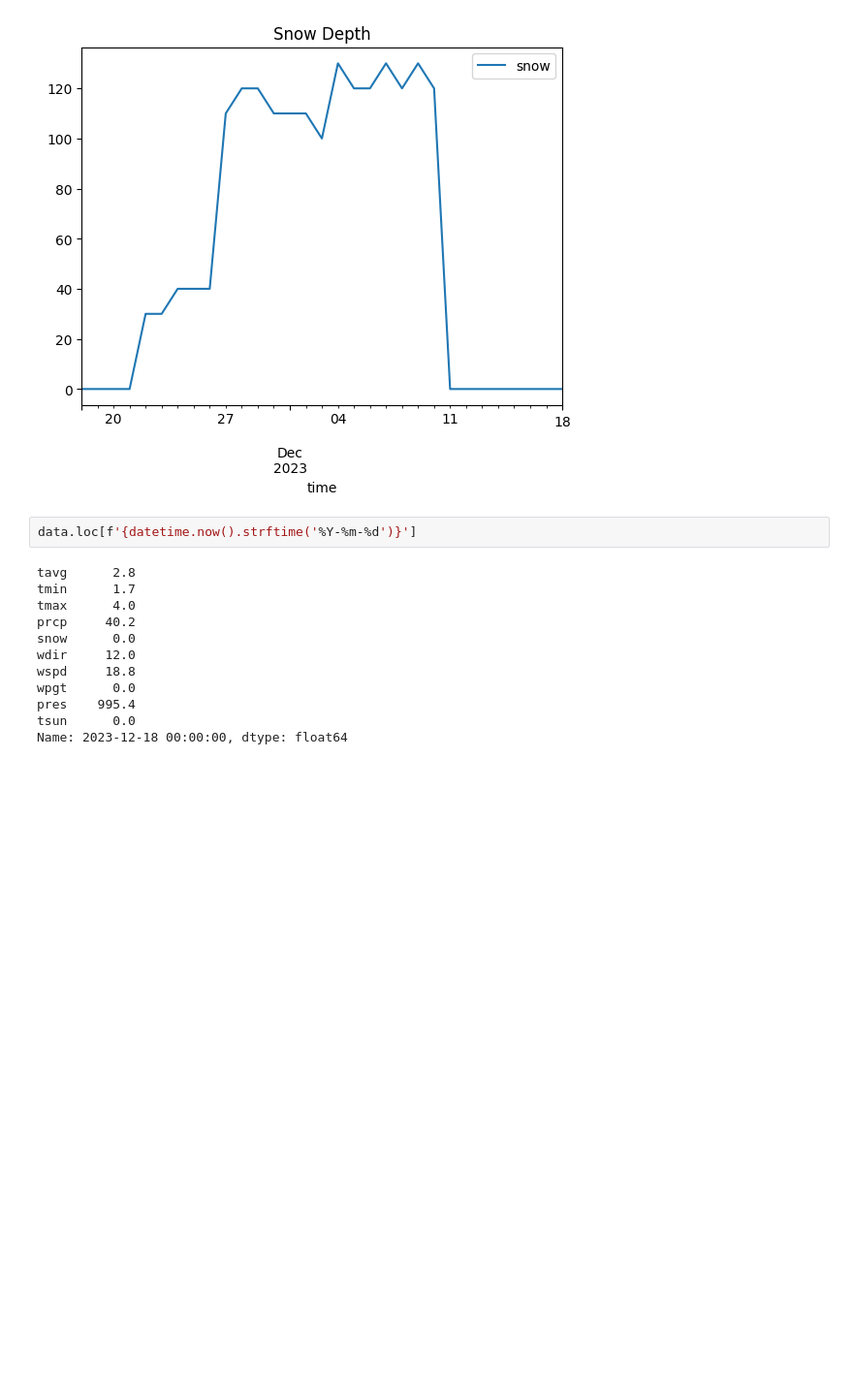
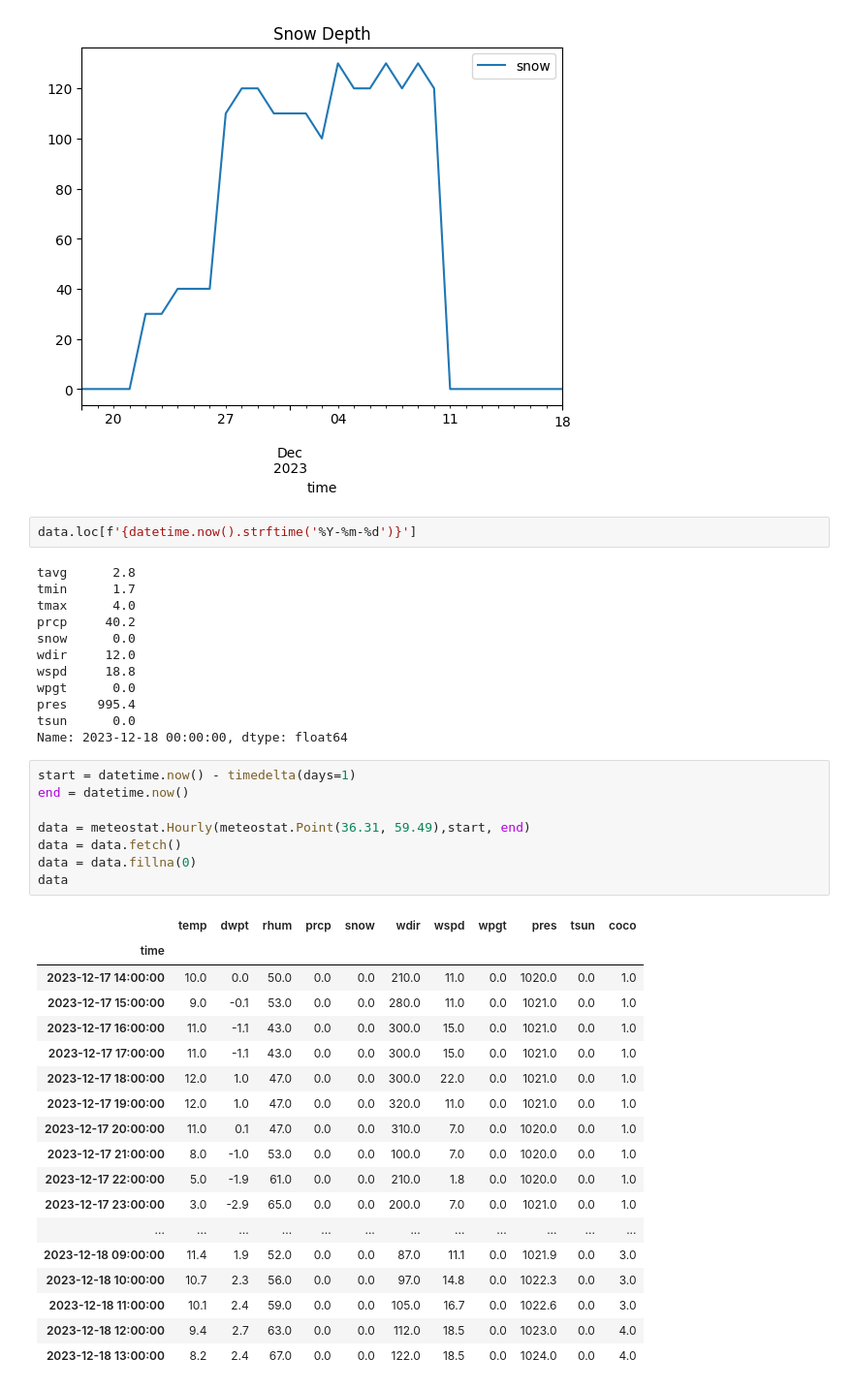
Before and after one commit to sina-naghipour/weather-logger, a Jupyter notebook: weather/weather.ipynb, the cells around one changed output. Shown at 97% size. Drawn from its saved outputs; the diff is of its cells as text; blank space fills up the shorter version.

```diff
--- a/weather/weather.ipynb
+++ b/weather/weather.ipynb
@@ -66,3 +66,30 @@ wpgt      0.0
 pres    995.4
 tsun      0.0
 Name: 2023-12-18 00:00:00, dtype: float64
+# %%
+start = datetime.now() - timedelta(days=1)
+end = datetime.now()
+
+data = meteostat.Hourly(meteostat.Point(36.31, 59.49),start, end)
+data = data.fetch()
+data = data.fillna(0)
+data
+# %% [output]
+|  | temp | dwpt | rhum | prcp | snow | wdir | wspd | wpgt | pres | tsun | coco |
+| time |  |  |  |  |  |  |  |  |  |  |  |
+| 2023-12-17 14:00:00 | 10.0 | 0.0 | 50.0 | 0.0 | 0.0 | 210.0 | 11.0 | 0.0 | 1020.0 | 0.0 | 1.0 |
+| 2023-12-17 15:00:00 | 9.0 | -0.1 | 53.0 | 0.0 | 0.0 | 280.0 | 11.0 | 0.0 | 1021.0 | 0.0 | 1.0 |
+| 2023-12-17 16:00:00 | 11.0 | -1.1 | 43.0 | 0.0 | 0.0 | 300.0 | 15.0 | 0.0 | 1021.0 | 0.0 | 1.0 |
+| 2023-12-17 17:00:00 | 11.0 | -1.1 | 43.0 | 0.0 | 0.0 | 300.0 | 15.0 | 0.0 | 1021.0 | 0.0 | 1.0 |
+| 2023-12-17 18:00:00 | 12.0 | 1.0 | 47.0 | 0.0 | 0.0 | 300.0 | 22.0 | 0.0 | 1021.0 | 0.0 | 1.0 |
+| 2023-12-17 19:00:00 | 12.0 | 1.0 | 47.0 | 0.0 | 0.0 | 320.0 | 11.0 | 0.0 | 1021.0 | 0.0 | 1.0 |
+| 2023-12-17 20:00:00 | 11.0 | 0.1 | 47.0 | 0.0 | 0.0 | 310.0 | 7.0 | 0.0 | 1020.0 | 0.0 | 1.0 |
+| 2023-12-17 21:00:00 | 8.0 | -1.0 | 53.0 | 0.0 | 0.0 | 100.0 | 7.0 | 0.0 | 1020.0 | 0.0 | 1.0 |
+| 2023-12-17 22:00:00 | 5.0 | -1.9 | 61.0 | 0.0 | 0.0 | 210.0 | 1.8 | 0.0 | 1020.0 | 0.0 | 1.0 |
+| 2023-12-17 23:00:00 | 3.0 | -2.9 | 65.0 | 0.0 | 0.0 | 200.0 | 7.0 | 0.0 | 1021.0 | 0.0 | 1.0 |
+| ... | ... | ... | ... | ... | ... | ... | ... | ... | ... | ... | ... |
+| 2023-12-18 09:00:00 | 11.4 | 1.9 | 52.0 | 0.0 | 0.0 | 87.0 | 11.1 | 0.0 | 1021.9 | 0.0 | 3.0 |
+| 2023-12-18 10:00:00 | 10.7 | 2.3 | 56.0 | 0.0 | 0.0 | 97.0 | 14.8 | 0.0 | 1022.3 | 0.0 | 3.0 |
+| 2023-12-18 11:00:00 | 10.1 | 2.4 | 59.0 | 0.0 | 0.0 | 105.0 | 16.7 | 0.0 | 1022.6 | 0.0 | 3.0 |
+| 2023-12-18 12:00:00 | 9.4 | 2.7 | 63.0 | 0.0 | 0.0 | 112.0 | 18.5 | 0.0 | 1023.0 | 0.0 | 4.0 |
+| 2023-12-18 13:00:00 | 8.2 | 2.4 | 67.0 | 0.0 | 0.0 | 122.0 | 18.5 | 0.0 | 1024.0 | 0.0 | 4.0 |
```
Also changed, not shown: 11 other files.
